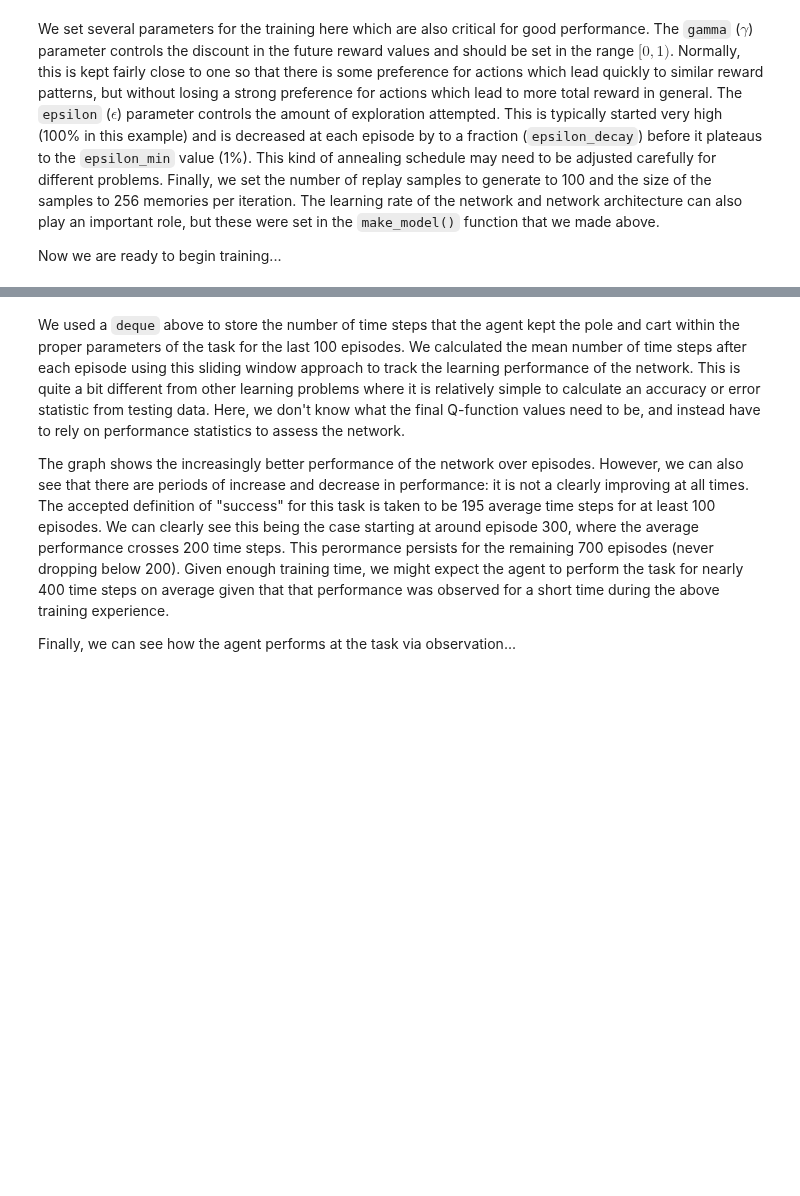
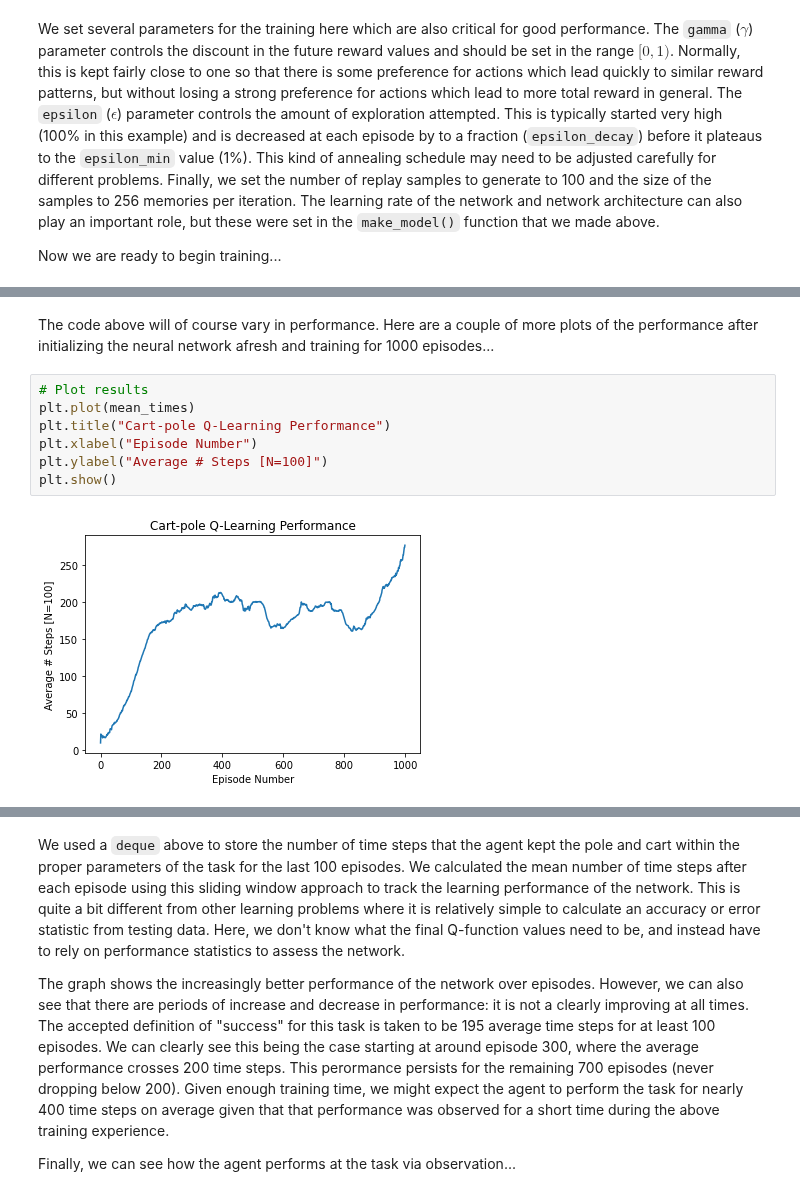
Before and after one commit to CSCI4850/notebook-examples, a Jupyter notebook: Feed-forward Neural Networks/Simple Q-Learning.ipynb, the cells around one changed output, grey strips where cells are left out. Drawn from its saved outputs; the diff is of its cells as text; blank space fills up the shorter version.

```diff
--- a/Feed-forward Neural Networks/Simple Q-Learning.ipynb
+++ b/Feed-forward Neural Networks/Simple Q-Learning.ipynb
@@ -314,0 +316,11 @@ plt.show()
+# %% [markdown]
+The code above will of course vary in performance. Here are a couple of more plots of the performance after initializing the neural network afresh and training for 1000 episodes...
+# %%
+# Plot results
+plt.plot(mean_times)
+plt.title("Cart-pole Q-Learning Performance")
+plt.xlabel("Episode Number")
+plt.ylabel("Average # Steps [N=100]")
+plt.show()
+# %% [output]
+[figure, added]
```
Also changed, not shown: parts of 9 cells of this notebook.
